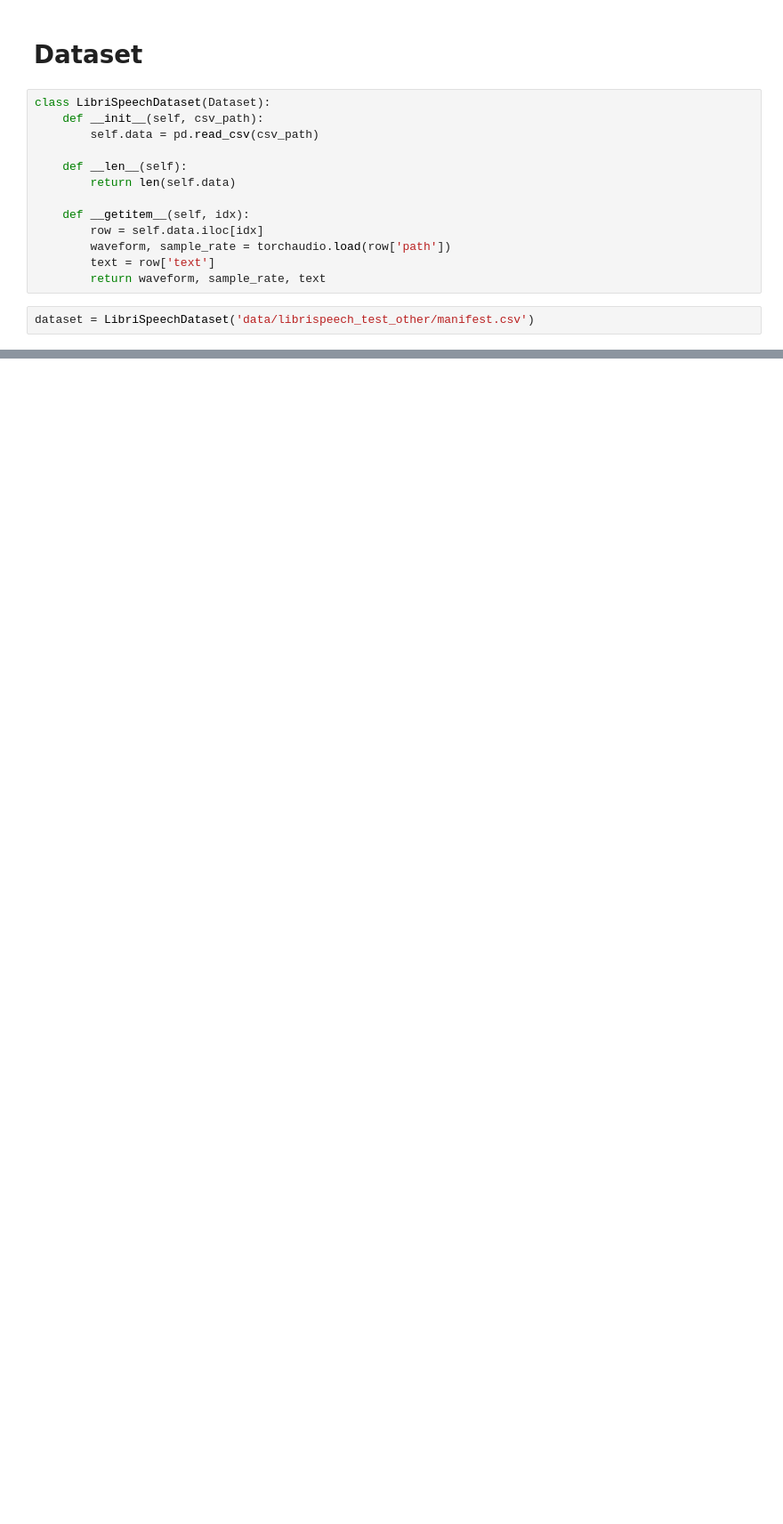
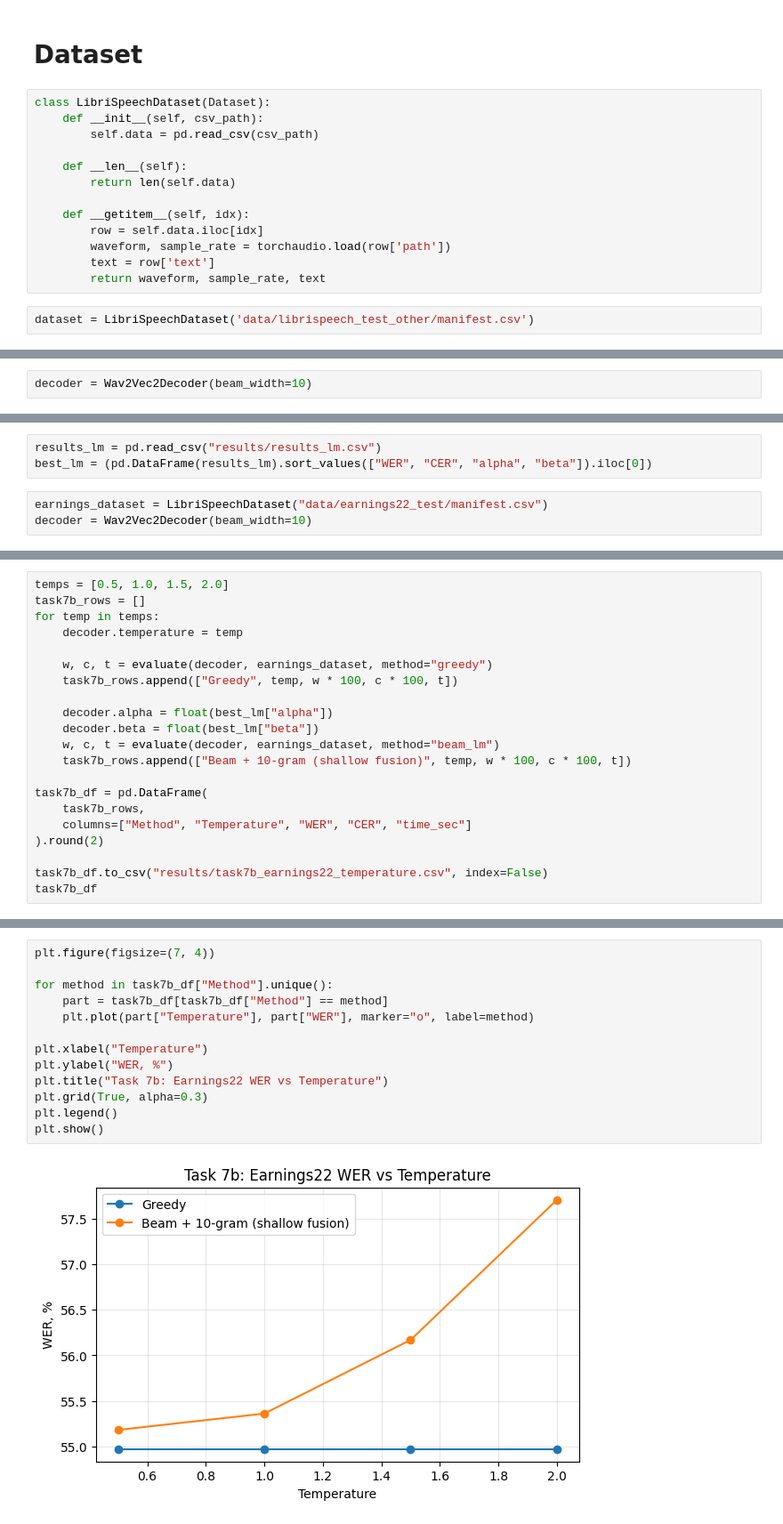
Before and after one commit to manzhura/speech, a Jupyter notebook: main.ipynb, the cells around one changed output, grey strips where cells are left out. Shown at 89% size. Drawn from its saved outputs; the diff is of its cells as text; blank space fills up the shorter version.

```diff
--- a/main.ipynb
+++ b/main.ipynb
@@ -347,0 +767,2 @@ plt.show()
+# %%
+decoder = Wav2Vec2Decoder(beam_width=10)
@@ -347,0 +848,6 @@ plt.show()
+# %%
+results_lm = pd.read_csv("results/results_lm.csv")
+best_lm = (pd.DataFrame(results_lm).sort_values(["WER", "CER", "alpha", "beta"]).iloc[0])
+# %%
+earnings_dataset = LibriSpeechDataset("data/earnings22_test/manifest.csv")
+decoder = Wav2Vec2Decoder(beam_width=10)
@@ -347,0 +868,21 @@ plt.show()
+# %%
+temps = [0.5, 1.0, 1.5, 2.0]
+task7b_rows = []
+for temp in temps:
+    decoder.temperature = temp
+
+    w, c, t = evaluate(decoder, earnings_dataset, method="greedy")
+    task7b_rows.append(["Greedy", temp, w * 100, c * 100, t])
+
+    decoder.alpha = float(best_lm["alpha"])
+    decoder.beta = float(best_lm["beta"])
+    w, c, t = evaluate(decoder, earnings_dataset, method="beam_lm")
+    task7b_rows.append(["Beam + 10-gram (shallow fusion)", temp, w * 100, c * 100, t])
+
+task7b_df = pd.DataFrame(
+    task7b_rows,
+    columns=["Method", "Temperature", "WER", "CER", "time_sec"]
+).round(2)
+
+task7b_df.to_csv("results/task7b_earnings22_temperature.csv", index=False)
+task7b_df
@@ -347,0 +899,15 @@ plt.show()
+# %%
+plt.figure(figsize=(7, 4))
+
+for method in task7b_df["Method"].unique():
+    part = task7b_df[task7b_df["Method"] == method]
+    plt.plot(part["Temperature"], part["WER"], marker="o", label=method)
+
+plt.xlabel("Temperature")
+plt.ylabel("WER, %")
+plt.title("Task 7b: Earnings22 WER vs Temperature")
+plt.grid(True, alpha=0.3)
+plt.legend()
+plt.show()
+# %% [output]
+[figure, added]
```
Also changed, not shown: parts of 61 cells of this notebook, 21 other files.
